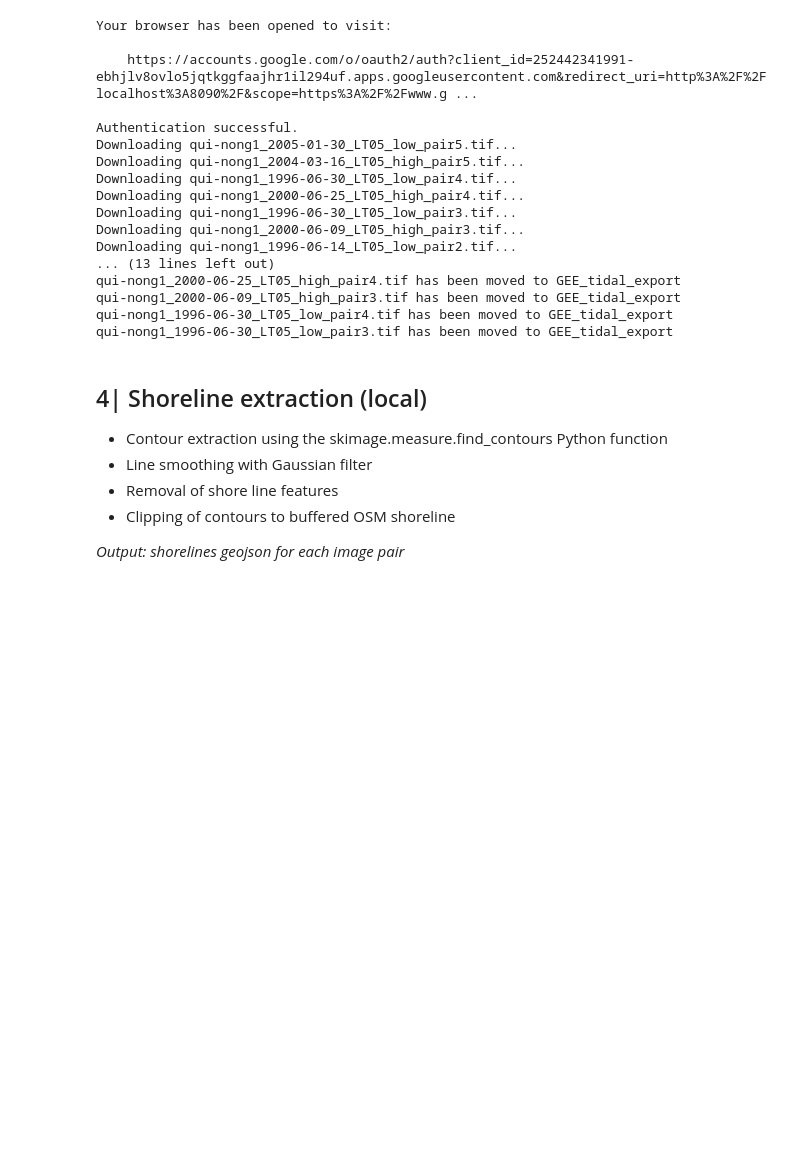
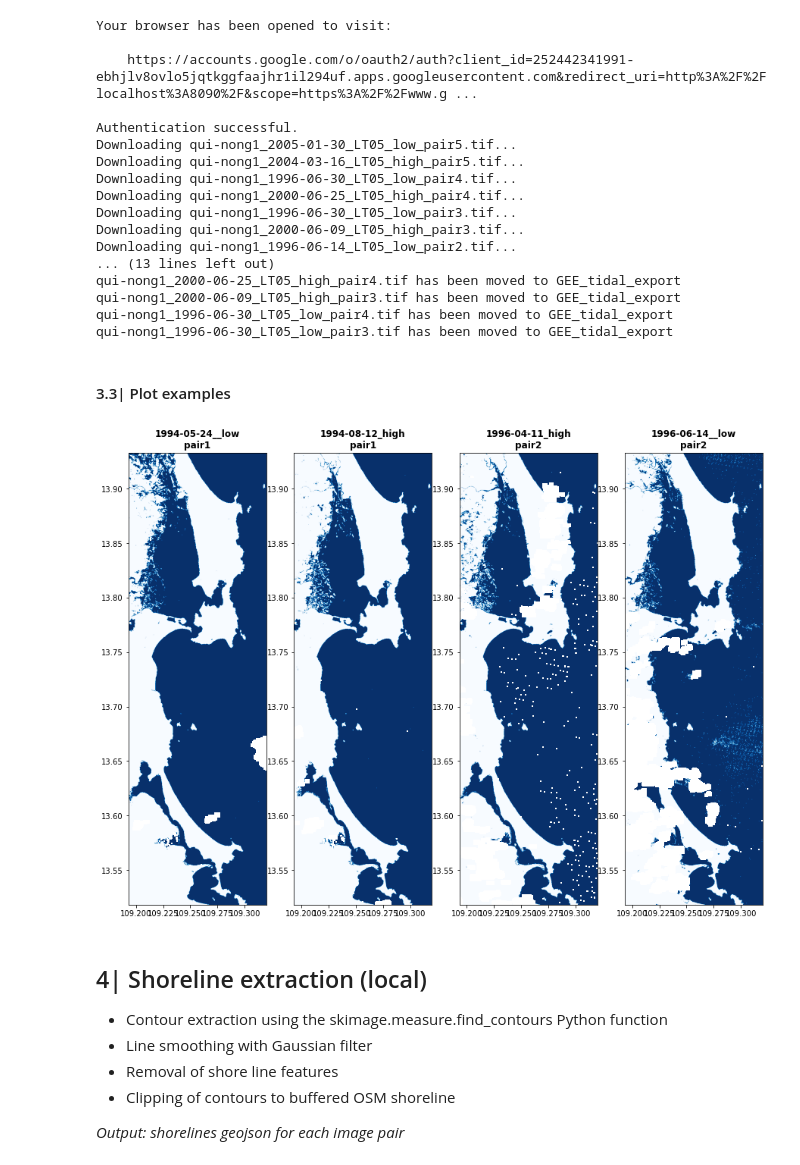
Before and after one commit to ronjalappe/Quantification_tidal_effects_Landsat, a Jupyter notebook: Tidal_effects_Qui-Nhong.ipynb, the cells around one changed output. Saved outputs shown, nothing was run; the diff lists cells and outputs as text; code cells hidden in the pictures; blank space fills up the shorter version.

```diff
--- a/Tidal_effects_Qui-Nhong.ipynb
+++ b/Tidal_effects_Qui-Nhong.ipynb
@@ -845,6 +859,19 @@ qui-nong1_2000-06-25_LT05_high_pair4.tif has been moved to GEE_tidal_export
 qui-nong1_2000-06-09_LT05_high_pair3.tif has been moved to GEE_tidal_export
 qui-nong1_1996-06-30_LT05_low_pair4.tif has been moved to GEE_tidal_export
 qui-nong1_1996-06-30_LT05_low_pair3.tif has been moved to GEE_tidal_export
+# %% [markdown]
+#### 3.3| Plot examples
+# %%
+raster_list = os.listdir(os.path.join(output_path,GEE_export_folder))
+raster_list.sort()
+#rasters = []
+axs = list([ax1,ax2,ax3,ax4])
+fig, axs = plt.subplots(1,4,figsize=(15,15))
+for i, raster in enumerate(raster_list[2:6]):
+    img = rasterio.open(os.path.join(output_path,GEE_export_folder,raster))
+    show(img.read(),ax=axs[i],transform=img.transform,cmap='Blues',title=str(raster)[10:20]+"_"+str(raster)[-14:-10]+"\n"+str(raster)[-9:-4])
+# %% [output]
+[figure, added]
 # %% [markdown]
 ## 4| Shoreline extraction (local)
 - Contour extraction using the skimage.measure.find_contours Python function
```
Also changed, not shown: parts of 6 cells of this notebook, 11 other files.
